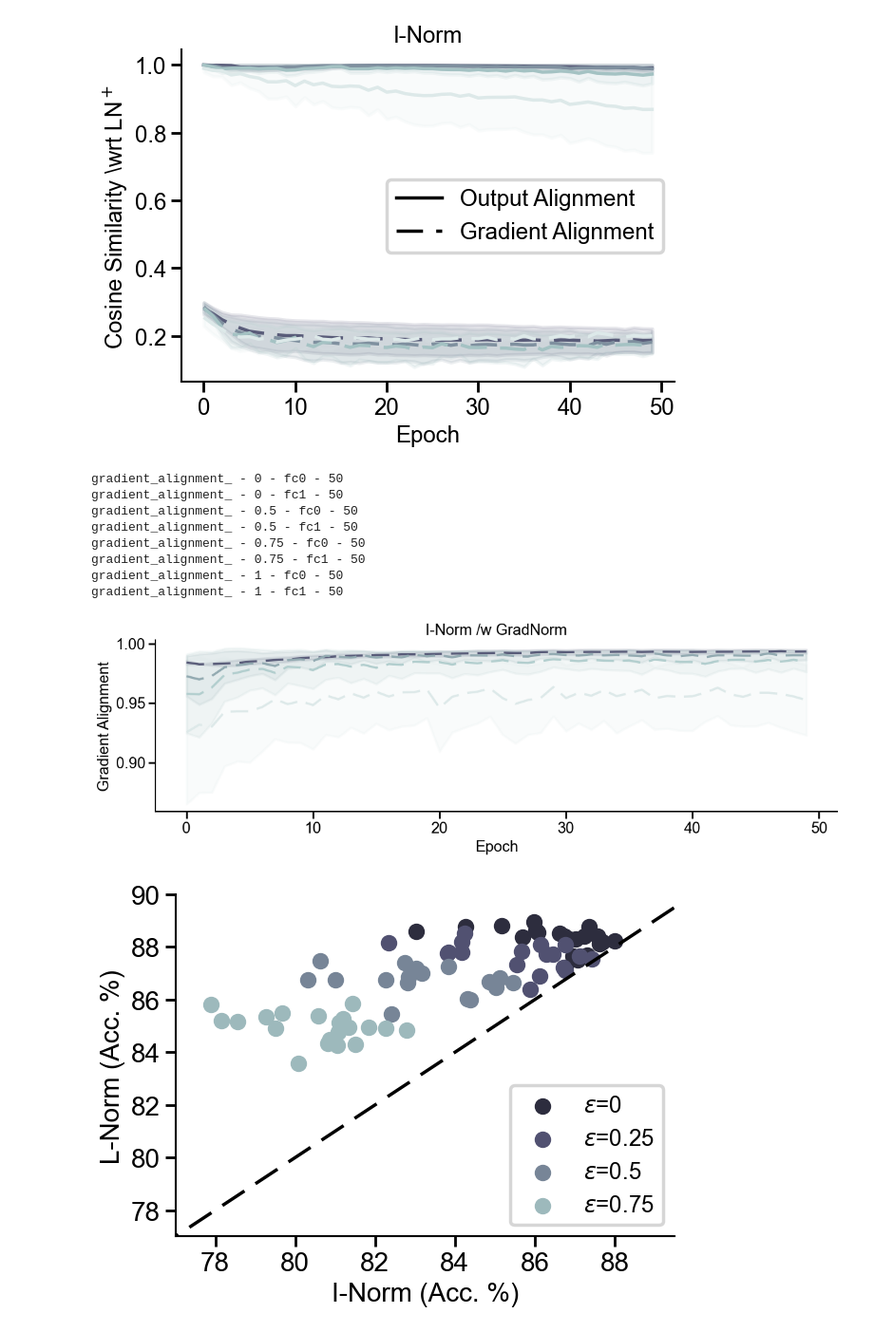
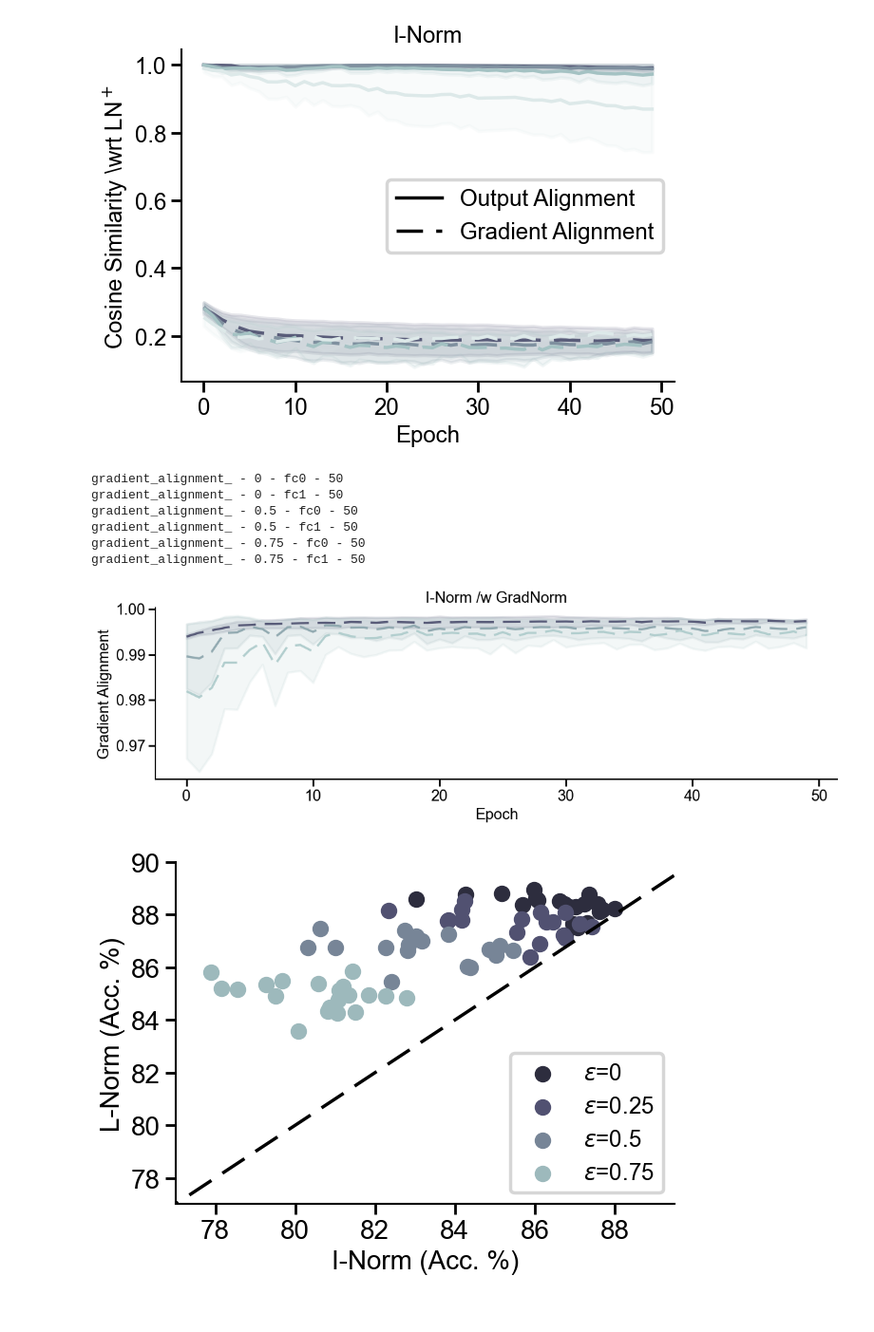
Before and after one commit to RoyHEyono/HomeostaticDANN, a Jupyter notebook: models/dense_mnist_task/figure_notebooks/fig3.ipynb, the cells around one changed output. Shown at 95% size. Cells and saved outputs as stored; diff of their text form; code cells hidden in the pictures.

```diff
--- a/models/dense_mnist_task/figure_notebooks/fig3.ipynb
+++ b/models/dense_mnist_task/figure_notebooks/fig3.ipynb
@@ -83,7 +83,8 @@ for a_idx, alignment_prefix in enumerate(alignment_types):
                     "config.excitation_training": 1,
                     "config.layer_norm": None,
                     "config.use_testset": True,
-                    "config.ln_feedback": 'center',
+                    "config.ln_feedback": 'full',
+                    "config.lambda_homeo": 0.01,
                 },
                 order="-summary_metrics.test_acc"
             )
@@ -184,6 +185,7 @@ for bright in brightness_factors:
                 "config.layer_norm": None,
                 "config.use_testset": True,
                 "config.ln_feedback": 'full',
+                "config.lambda_homeo": 0.01,
             },
             order="-summary_metrics.test_acc"
         )
@@ -214,36 +216,34 @@ for bright in brightness_factors:
             range(len(avg_across_layers)),
             avg_across_layers - std_across_layers,
             avg_across_layers + std_across_layers,
             alpha=0.15,
             color=color
         )
 
 # Axis formatting
 ax.set_title("I-Norm /w GradNorm")
 ax.set_xlabel("Epoch")
 ax.set_ylabel("Gradient Alignment")
 ax.yaxis.set_major_formatter(ScalarFormatter())
 
 # Colorbar for brightness levels
 # cbar = plt.colorbar(scalar_map, ax=ax, orientation='vertical', pad=0.02)
 # cbar.set_label('Brightness Factor')
 
 # # Only one legend entry for dashed line
 # legend_line = lines.Line2D([], [], color='black', linestyle='dashed', label='Gradient Alignment')
 # ax.legend(handles=[legend_line], loc='center right', title="Line Type")
 
 plt.tight_layout()
 plt.savefig("figure3d1.svg", format="svg")
 # %% [output]
 gradient_alignment_ - 0 - fc0 - 50
 gradient_alignment_ - 0 - fc1 - 50
 gradient_alignment_ - 0.5 - fc0 - 50
 gradient_alignment_ - 0.5 - fc1 - 50
 gradient_alignment_ - 0.75 - fc0 - 50
 gradient_alignment_ - 0.75 - fc1 - 50
-gradient_alignment_ - 1 - fc0 - 50
-gradient_alignment_ - 1 - fc1 - 50
-[figure, old version]
+[figure, new version]
 # %%
 fig, ax = plt.subplots()
 
```
Also changed, not shown: parts of 2 cells of this notebook, 23 other files.
